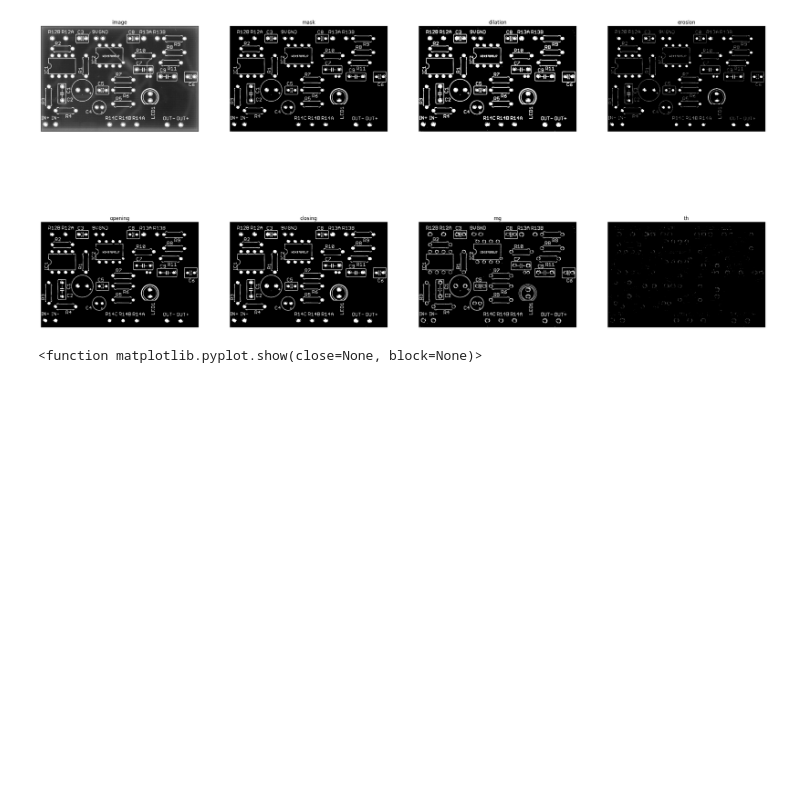
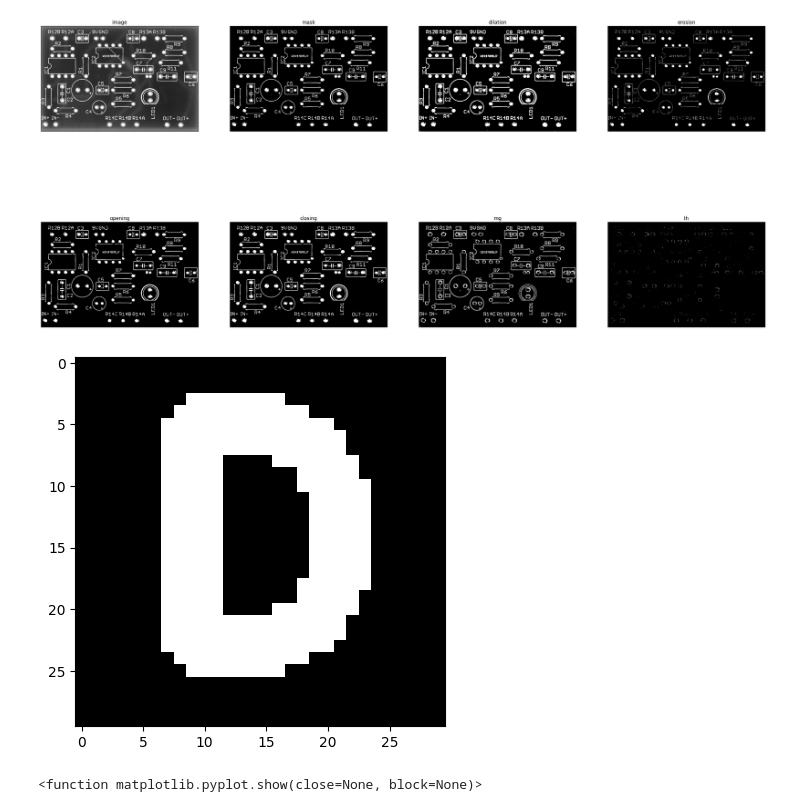
Before and after one commit to SailorJens/CV_Uni_Module, a Jupyter notebook: MorphologicalTransformations.ipynb, the cells around one changed output. Saved outputs shown, nothing was run; the diff lists cells and outputs as text; code cells hidden in the pictures; blank space fills up the shorter version.

```diff
--- a/MorphologicalTransformations.ipynb
+++ b/MorphologicalTransformations.ipynb
@@ -104,19 +104,23 @@ plt.show()
 # %%
 # Different types of kernels
 
 img = np.zeros ( (30 , 30), np.uint8, )
 # Creating 3x3 kernels of different shapes
 kernel_1 =np.array ( [  [0,1,0], [1,1,1], [0,1,0] ]  )
 kernel_2 =np.array ( [  [0,0,1], [0,0,1], [0,0,1] ]  )
 kernel_3 =np.array ( [  [1,1,1], [0,0,0], [0,0,0] ]  )
 
 kernel_1 = kernel_1.astype('uint8')
 kernel_2 = kernel_2.astype('uint8')
 kernel_3 = kernel_3.astype('uint8')
 
 # we add a white letter 'D' on the black image - img
 font = cv2.FONT_HERSHEY_PLAIN
-cv2.putText(img, 'D', (5,25), font, 2, (255,255,255), 3);
+cv2.putText(img, 'D', (5,25), font, 2, (255,255,255), 3)
+plt.imshow(img, cmap='gray')
+plt.show()
+# %% [output]
+[figure, added]
 # %%
 titles=["kernel_1","kernel_2","kernel_3"]
 images=[ kernel_1, kernel_2, kernel_3]
```
